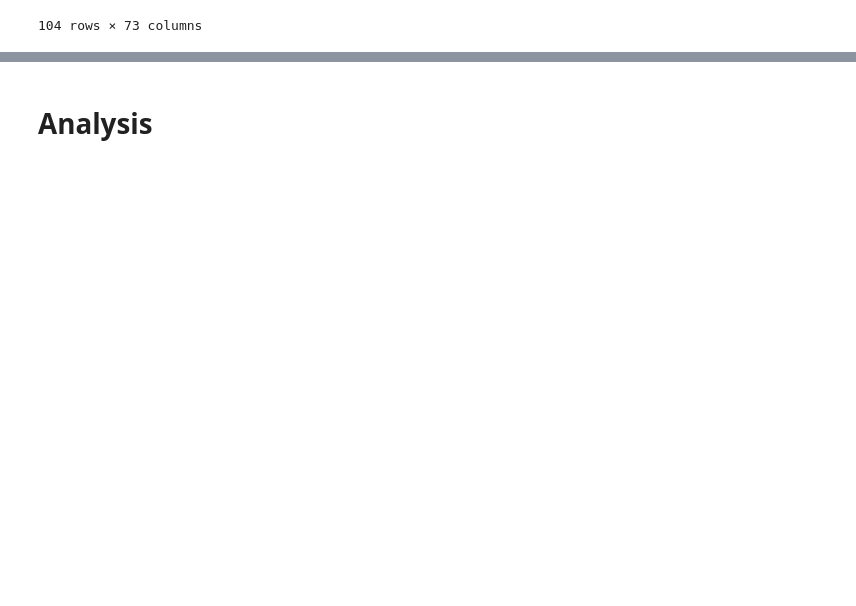
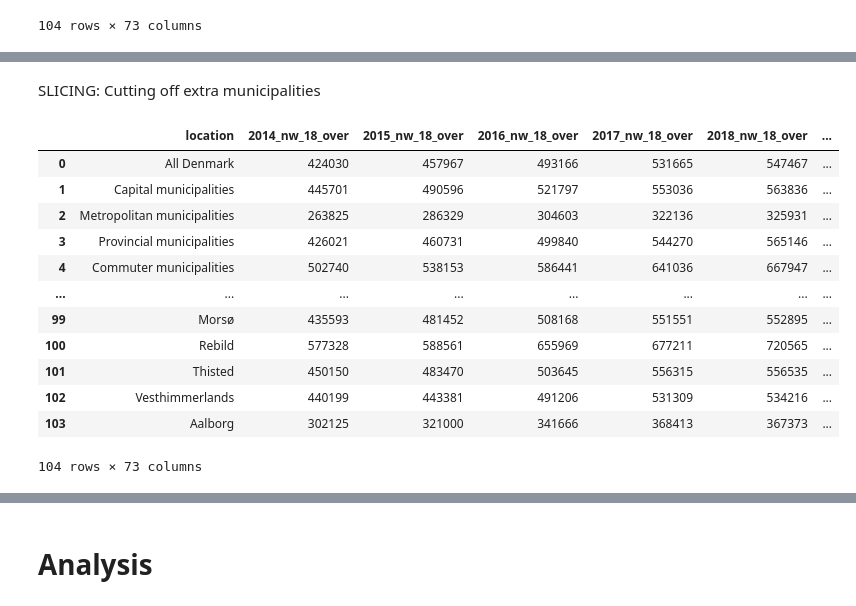
Before and after one commit to NumEconCopenhagen/projects-2024-petra-maritza-noah, a Jupyter notebook: dataproject/Petra.ipynb, the cells around one changed output, grey strips where cells are left out. Cells and saved outputs as stored; diff of their text form; code cells hidden in the pictures; blank space fills up the shorter version.

```diff
--- a/dataproject/Petra.ipynb
+++ b/dataproject/Petra.ipynb
@@ -215,3 +231,21 @@ for dataset in datasets:
 # merged_rp: which contains all the data on relative-poverty divided also by age ranges
 # merged_nw: which contains all the data on net wealth divided also by age ranges
 # merged_nnw: which contains all the data on negative net wealth divided also by age ranges
+# %% [markdown]
+SLICING: Cutting off extra municipalities
+# %%
+merged_nw
+# %% [output]
+|  | location | 2014_nw_18_over | 2015_nw_18_over | 2016_nw_18_over | 2017_nw_18_over | 2018_nw_18_over | ... |
+| 0 | All Denmark | 424030 | 457967 | 493166 | 531665 | 547467 | ... |
+| 1 | Capital municipalities | 445701 | 490596 | 521797 | 553036 | 563836 | ... |
+| 2 | Metropolitan municipalities | 263825 | 286329 | 304603 | 322136 | 325931 | ... |
+| 3 | Provincial municipalities | 426021 | 460731 | 499840 | 544270 | 565146 | ... |
+| 4 | Commuter municipalities | 502740 | 538153 | 586441 | 641036 | 667947 | ... |
+| ... | ... | ... | ... | ... | ... | ... | ... |
+| 99 | Morsø | 435593 | 481452 | 508168 | 551551 | 552895 | ... |
+| 100 | Rebild | 577328 | 588561 | 655969 | 677211 | 720565 | ... |
+| 101 | Thisted | 450150 | 483470 | 503645 | 556315 | 556535 | ... |
+| 102 | Vesthimmerlands | 440199 | 443381 | 491206 | 531309 | 534216 | ... |
+| 103 | Aalborg | 302125 | 321000 | 341666 | 368413 | 367373 | ... |
+104 rows × 73 columns
```
Also changed, not shown: parts of 4 cells of this notebook.
